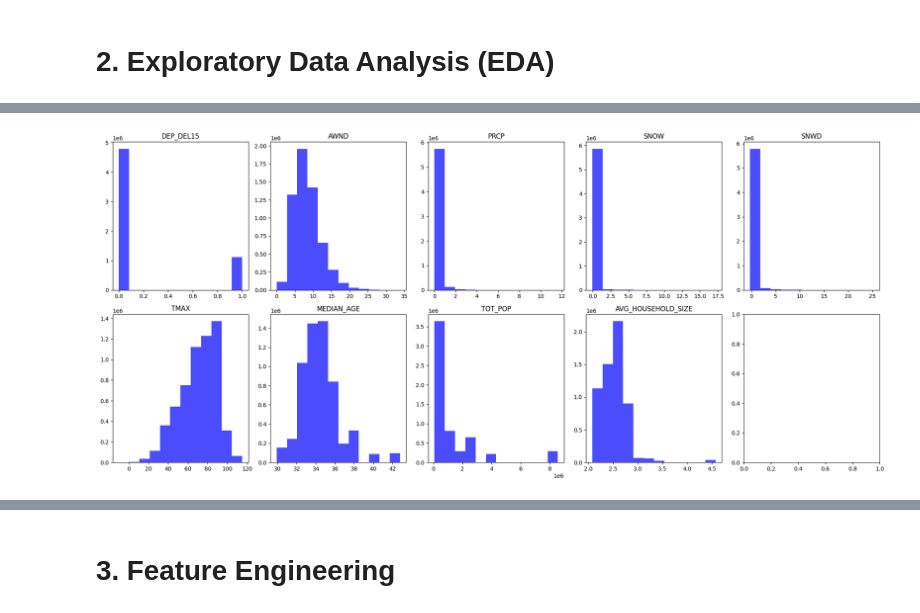
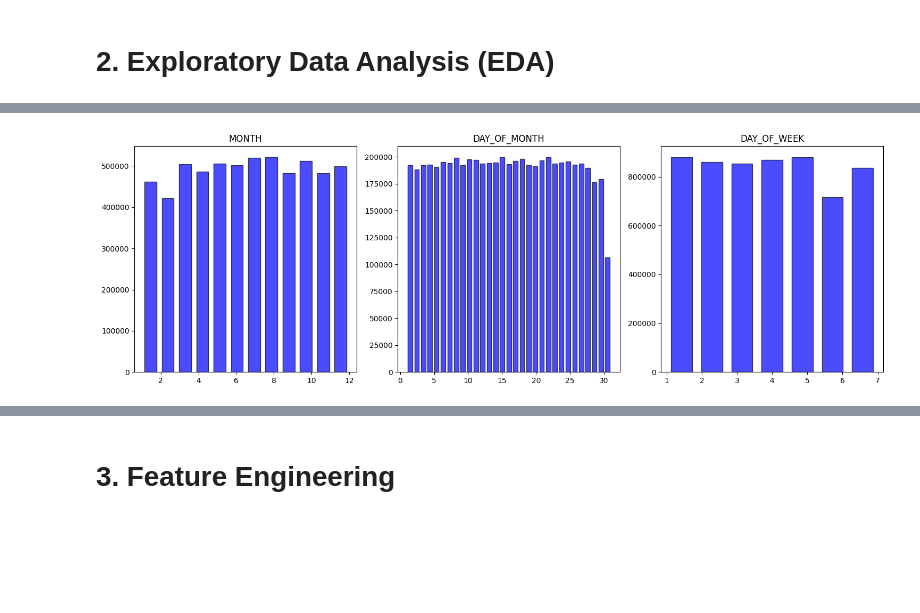
Before and after one commit to rvloenhout/DSS_Master_Thesis, a Jupyter notebook: _1. Data Preprocessing/2. Data cleaning, Preprocessing and EDA.ipynb, the cells around one changed output, grey strips where cells are left out. Cells and saved outputs as stored; diff of their text form; code cells hidden in the pictures; blank space fills up the shorter version.

```diff
--- a/_1. Data Preprocessing/2. Data cleaning, Preprocessing and EDA.ipynb
+++ b/_1. Data Preprocessing/2. Data cleaning, Preprocessing and EDA.ipynb
@@ -235,14 +202,0 @@ ontime_explained
-# %%
-#Looking for high skewness
-# skew_df = pd.DataFrame(ontime_explained.loc["skew", (ontime_explained.loc["skew",:] < -0.5) | (ontime_explained.loc["skew",:] > 0.5)])
-# ontime_explained.T.columns
-import matplotlib.pyplot as plt
-fig, axs = plt.subplots(4, 4, figsize=(30, 25))  # 2 rows, 5 columns
-axs = axs.flatten()
-
-for i, col in enumerate(ontime_reporting_export.select_dtypes(include='number')):
-    axs[i].hist(ontime_reporting_export[col], bins=12, color='blue', alpha=0.7)
-    axs[i].set_title(col)
-
-plt.tight_layout()
-plt.show()
@@ -262,8 +214,6 @@ for i, col in enumerate(ontime_reporting_export[skew_df.T.columns]):
 
 plt.tight_layout()
 plt.show()
-# %% [output]
-[figure, removed]
 # %%
 #Looking for high kurtosis
 kurtosis_cols = ontime_explained.loc["kurt", (ontime_explained.loc["kurt",:] < -3) | (ontime_explained.loc["kurt",:] > 3)]
@@ -277,13 +225,14 @@ for col in kurtosis_cols.index:
-# %%
-import matplotlib.pyplot as plt
-plt.figure(figsize=(24,200))
-cols = ontime_reporting_export.loc[:, ~ontime_reporting_export.columns.isin(["OP_UNIQUE_CARRIER", "TAIL_NUM", "ORIGIN", "DEST"])]
-try:
-    for i, col in enumerate(cols):
-        plt.subplot(25, 5, i+1)
-        plt.hist(ontime_reporting_export[col], label=col, color="blue")
-        plt.legend()
-        plt.title(col)
-        plt.tight_layout()
-except Exception as e:
-    print(col,e)
+# %%
+#Visualizing date related distributions
+import matplotlib.pyplot as plt
+fig, axs = plt.subplots(1, 3, figsize=(15, 5))  # 1 rows, 3 columns
+axs = axs.flatten()
+
+for i, col in enumerate(ontime_reporting_export.loc[:,["MONTH","DAY_OF_MONTH","DAY_OF_WEEK"]]):
+    axs[i].hist(ontime_reporting_export[col], bins=ontime_reporting_export[col].nunique(), color='blue', alpha=0.7, ec='black', rwidth=0.7)
+    axs[i].set_title(col)
+
+plt.tight_layout()
+plt.show()
+# %% [output]
+[figure, added]
```
Also changed, not shown: parts of 18 cells of this notebook, 2 other files.
